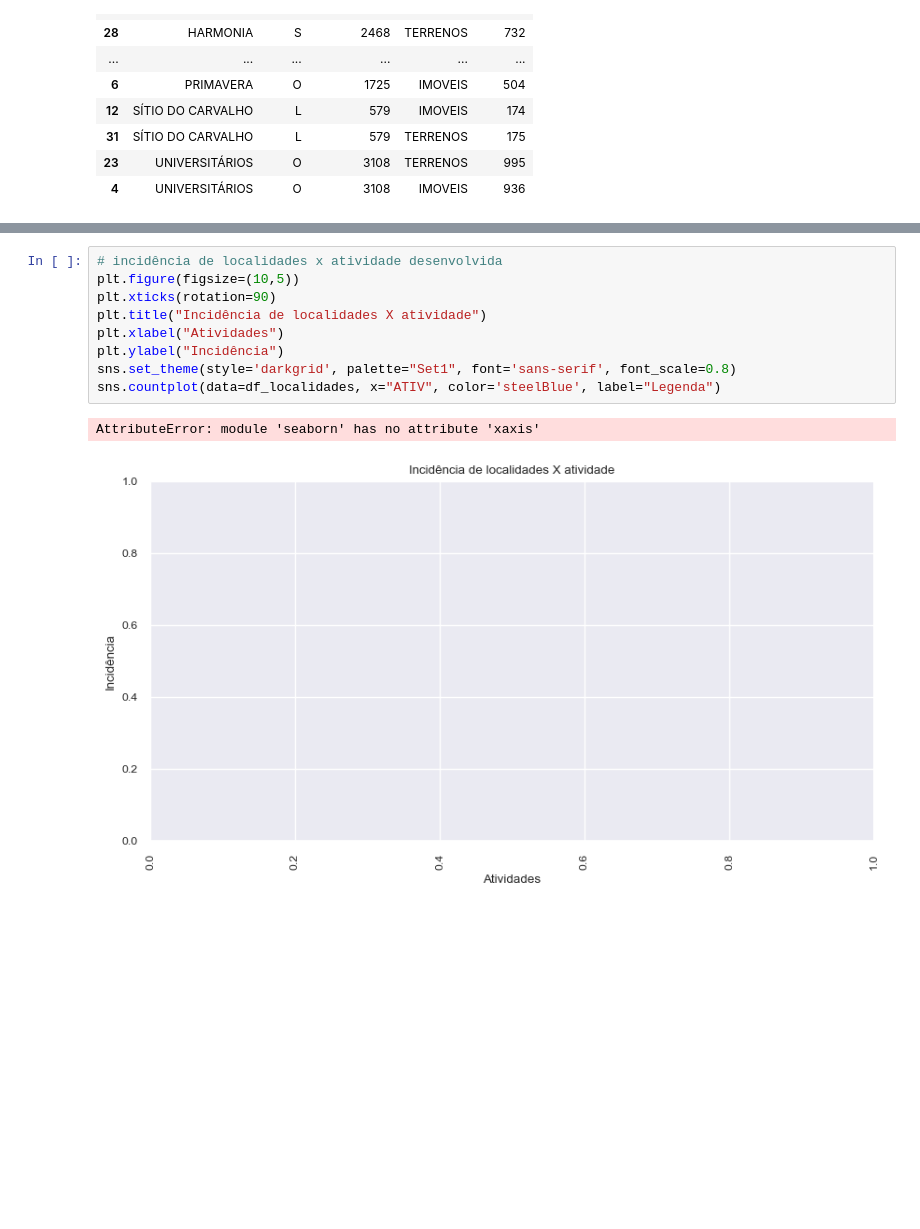
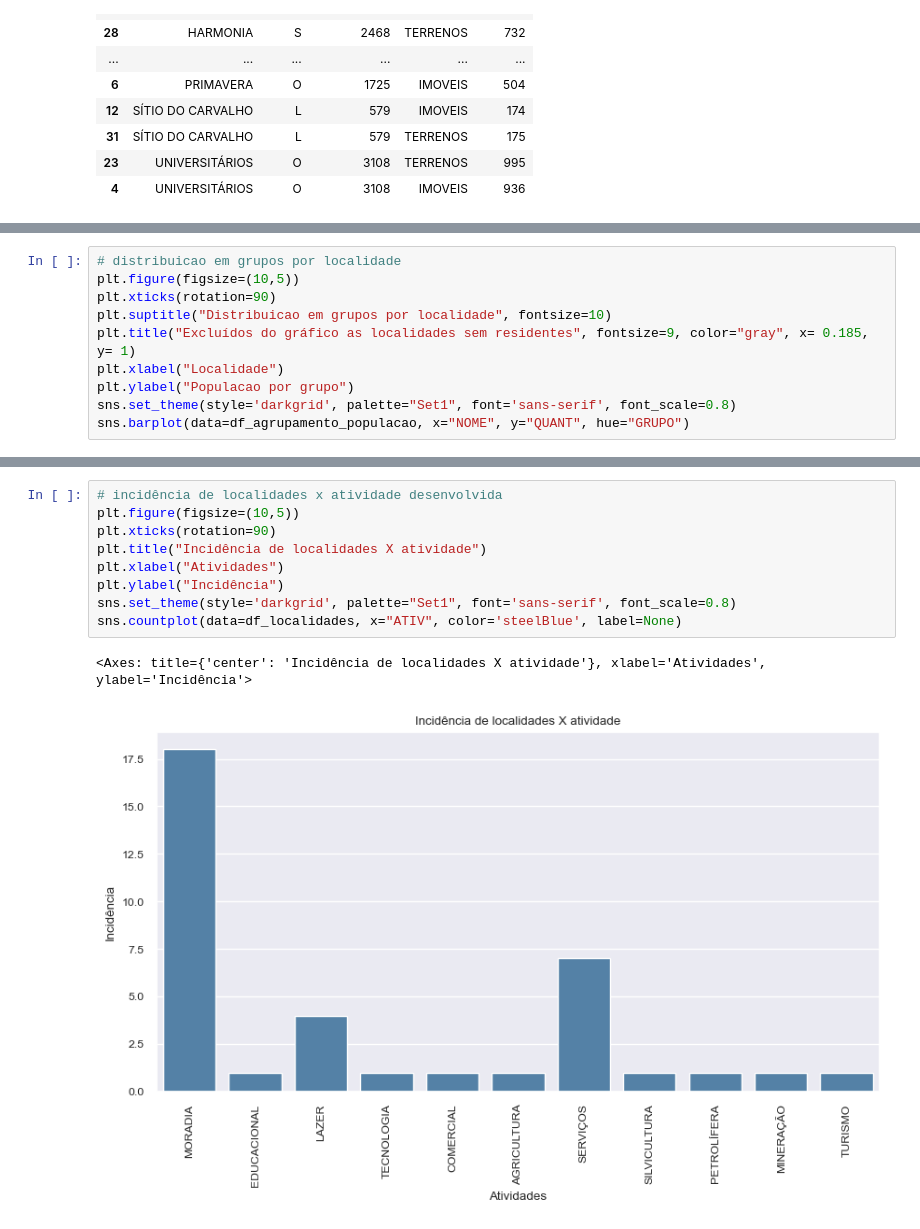
Before and after one commit to thiagodacosta85/WebSys_Virtualha, a Jupyter notebook: dataAnalysis/pythonScripts/localidades/analise_localidades.ipynb, the cells around one changed output, grey strips where cells are left out. Drawn from its saved outputs; the diff is of its cells as text; blank space fills up the shorter version.

Commit message:
"finalizacao das visualizacoes"

```diff
--- a/dataAnalysis/pythonScripts/localidades/analise_localidades.ipynb
+++ b/dataAnalysis/pythonScripts/localidades/analise_localidades.ipynb
@@ -217,0 +223,10 @@ sns.barplot(data=df_localidades, x="NOME", y="POPULACAO", hue="ZONA")
+# %%
+# distribuicao em grupos por localidade
+plt.figure(figsize=(10,5))
+plt.xticks(rotation=90)
+plt.suptitle("Distribuicao em grupos por localidade", fontsize=10)
+plt.title("Excluídos do gráfico as localidades sem residentes", fontsize=9, color="gray", x= 0.185, y= 1)
+plt.xlabel("Localidade")
+plt.ylabel("Populacao por grupo")
+sns.set_theme(style='darkgrid', palette="Set1", font='sans-serif', font_scale=0.8)
+sns.barplot(data=df_agrupamento_populacao, x="NOME", y="QUANT", hue="GRUPO")
@@ -218,12 +236,12 @@ sns.barplot(data=df_localidades, x="NOME", y="POPULACAO", hue="ZONA")
 # %%
 # incidência de localidades x atividade desenvolvida
 plt.figure(figsize=(10,5))
 plt.xticks(rotation=90)
 plt.title("Incidência de localidades X atividade")
 plt.xlabel("Atividades")
 plt.ylabel("Incidência")
 sns.set_theme(style='darkgrid', palette="Set1", font='sans-serif', font_scale=0.8)
-sns.countplot(data=df_localidades, x="ATIV", color='steelBlue', label="Legenda")
+sns.countplot(data=df_localidades, x="ATIV", color='steelBlue', label=None)
 # %% [output]
-AttributeError: module 'seaborn' has no attribute 'xaxis'
+<Axes: title={'center': 'Incidência de localidades X atividade'}, xlabel='Atividades', ylabel='Incidência'>
-[figure, old version]
+[figure, new version]
```
Also changed, not shown: parts of 11 cells of this notebook, 2 other files.
